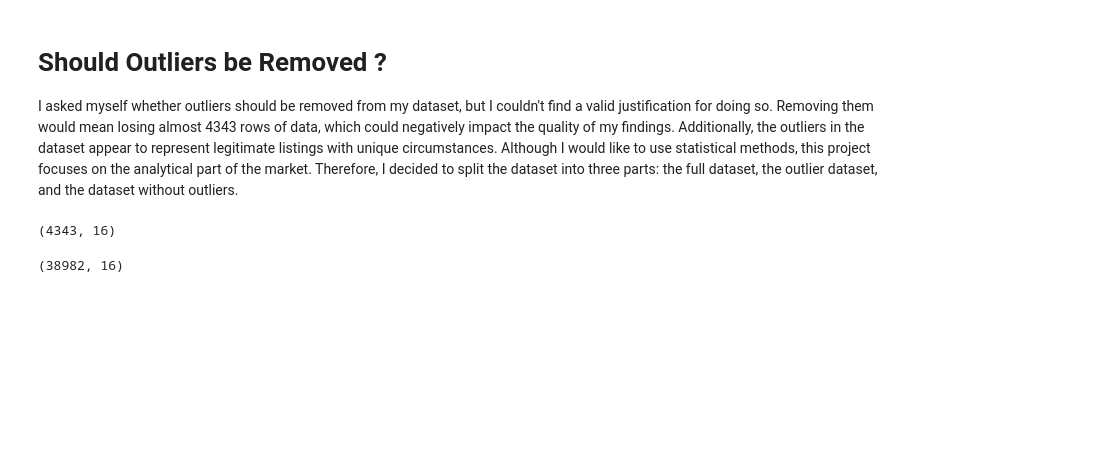
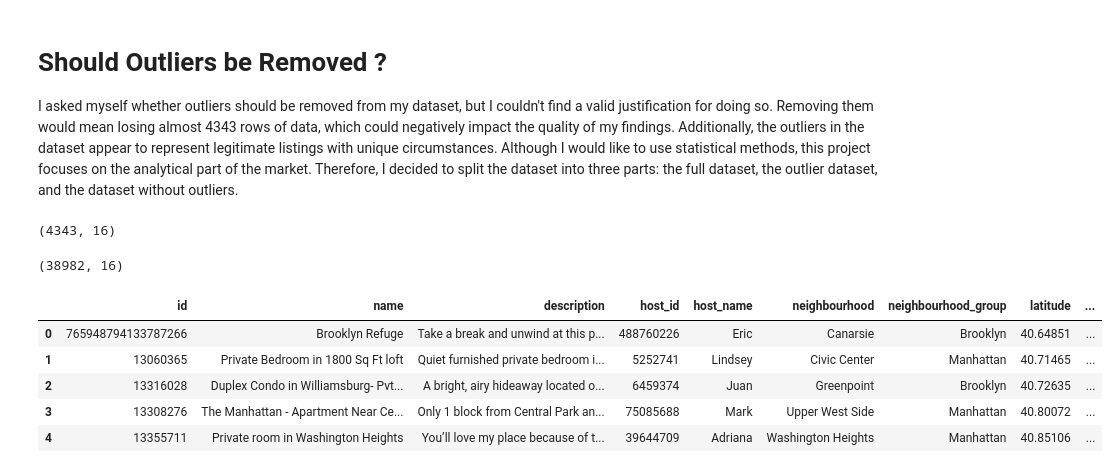
Before and after one commit to emmy-1/NYC-Airbnb-Market-, a Jupyter notebook: Full NewYork Airbnb.ipynb, the cells around one changed output. Saved outputs shown, nothing was run; the diff lists cells and outputs as text; code cells hidden in the pictures; blank space fills up the shorter version.

```diff
--- a/Full NewYork Airbnb.ipynb
+++ b/Full NewYork Airbnb.ipynb
@@ -149,3 +149,11 @@ The DataFrame output reveals that there are 43,241 entries, each with 18 columns
 # %% [markdown]
 # Data Types
 We can see that 'last_review' column contains dates, but it's type is object. There is a need to change it to a datetime data type. It'll allow to perform calculations on the dates. Columns 'neighbourhood_group', 'neighbourhood', and 'room_type' are categorical variables, so it'll be more appropriate to convert them from an object to a category type.
+# %%
+def to_datetime(Dataset, column):
+    """
+    This function converts a column in a DataFrame to a datetime object.
+    """
+    Dataset[column] = pd.to_datetime(Dataset[column])
+    return Dataset
+to_datetime(NewYork24, 'last_review')
@@ -340,3 +380,45 @@ df_wo_outliers = NewYorkdata24[(z_scores < 3).all(axis=1)]
 df_wo_outliers.shape
 # %% [output]
 (38982, 16)
+# %%
+# Encapsulate all the functions into a single function called Data_pipeline
+
+def Data_pipeline(Dataset):
+    # Select Columns Pipeline
+    SelectColumns = Select_Columns(Dataset)
+    # Replace Column Names Pipeline
+    Replacecolumns = Replace_col_name(SelectColumns, 'neighbourhood_cleansed', 'neighbourhood')
+    Replacecolumns1 = Replace_col_name(Replacecolumns, 'neighbourhood_group_cleansed', 'neighbourhood_group')
+    # Datatype Conversion Pipeline
+    ConvetToDatetime = to_datetime(Replacecolumns1, 'last_review')
+    Datatypeconversion = Astype(ConvetToDatetime, 'neighbourhood', 'category')
+    Datatypeconversion1 = Astype(Datatypeconversion, 'neighbourhood_group', 'category')
+    Datatypeconversion2 = Astype(Datatypeconversion1, 'room_type', 'category')
+    Datatypeconversion3 = Astype(Datatypeconversion2, 'property_type', 'category')
+    # Price Pipeline
+    Price_converstion = Astype(Datatypeconversion3, 'price', 'str')
+    Price_converstion1 = replace_values_in_column(Price_converstion, 'price', '$', '')
+    Price_converstion2 = replace_values_in_column(Price_converstion1, 'price', ',', '')
+    convert_to_float = Astype(Price_converstion2, 'price', 'float')
+    convert_to_int = Astype(convert_to_float, 'price', 'int')
+
+    # Drop Columns Pipeline
+    Dropcolumn = Drop_Columns(convert_to_int, 'last_review')
+    Dropcolumn2 = Drop_Columns(Dropcolumn, 'reviews_per_month')
+
+    # Fill Null Values Pipeline
+    Fillnullvalues = Fill_Null_values(Dropcolumn2, 'name', 'No Name')
+    Fillnullvalues1 = Fill_Null_values(Fillnullvalues, 'description', 'No Description')
+    Fillnullvalues2 = Fill_Null_values(Fillnullvalues1, 'host_name', 'Airbnb Host')
+
+    return Fillnullvalues2
+
+# Use the function
+Data_pipeline(Airbnb_2024to2023()).head()
+# %% [output]
+|  | id | name | description | host_id | host_name | neighbourhood | neighbourhood_group | latitude | ... |
+| 0 | 765948794133787266 | Brooklyn Refuge | Take a break and unwind at this p... | 488760226 | Eric | Canarsie | Brooklyn | 40.64851 | ... |
+| 1 | 13060365 | Private Bedroom in 1800 Sq Ft loft | Quiet furnished private bedroom i... | 5252741 | Lindsey | Civic Center | Manhattan | 40.71465 | ... |
+| 2 | 13316028 | Duplex Condo in Williamsburg- Pvt... | A bright, airy hideaway located o... | 6459374 | Juan | Greenpoint | Brooklyn | 40.72635 | ... |
+| 3 | 13308276 | The Manhattan - Apartment Near Ce... | Only 1 block from Central Park an... | 75085688 | Mark | Upper West Side | Manhattan | 40.80072 | ... |
+| 4 | 13355711 | Private room in Washington Heights | You’ll love my place because of t... | 39644709 | Adriana | Washington Heights | Manhattan | 40.85106 | ... |
```
Also changed, not shown: parts of 12 cells of this notebook.
